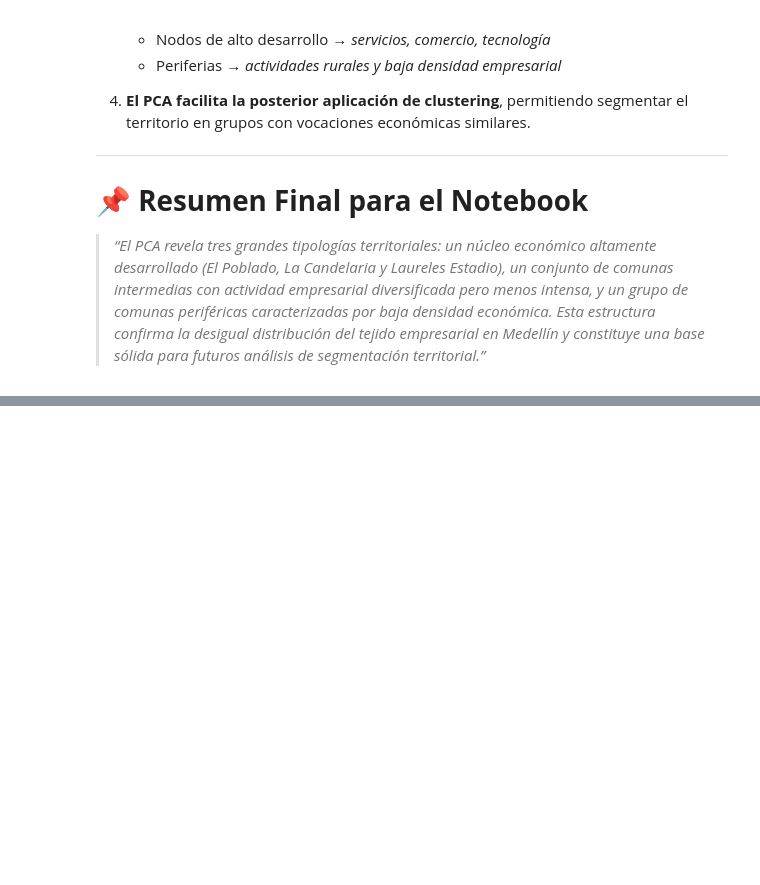
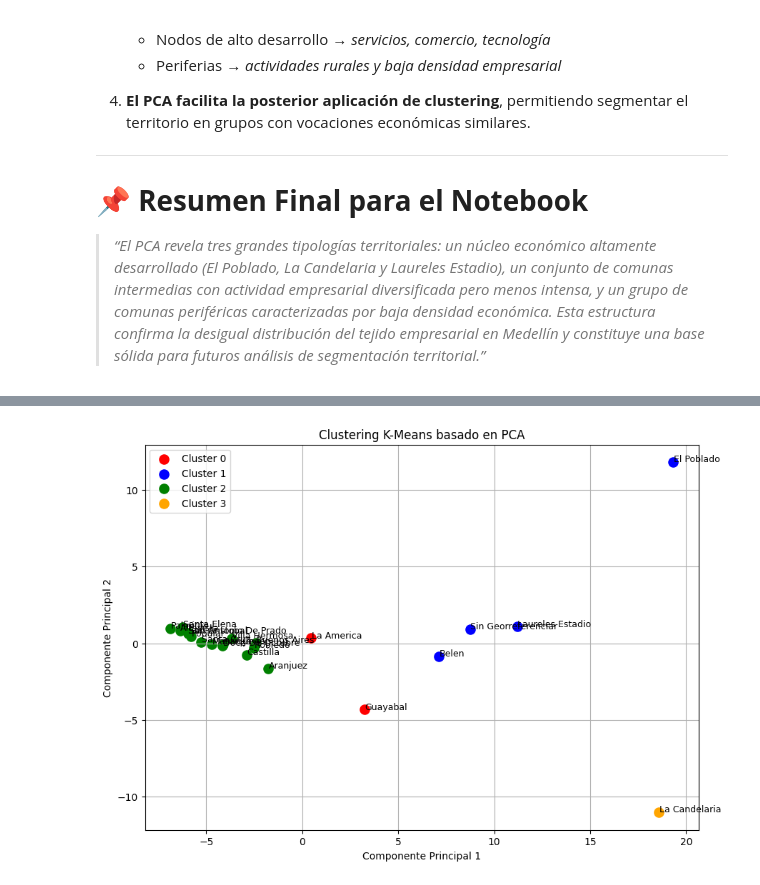
Before and after one commit to smaje99/diploma-in-data-analytics-in-business-management-unir, a Jupyter notebook: medellin-business-landscape/medellin-business-landscape.ipynb, the cells around one changed output, grey strips where cells are left out. Drawn from its saved outputs; the diff is of its cells as text; code cells hidden in the pictures; blank space fills up the shorter version.

```diff
--- a/medellin-business-landscape/medellin-business-landscape.ipynb
+++ b/medellin-business-landscape/medellin-business-landscape.ipynb
@@ -2520,0 +2523,12 @@ Debe considerarse solo como categoría administrativa, no territorial.
+# %%
+# Clustering con K-Means en el espacio PCA
+
+from sklearn.cluster import KMeans
+
+k = 4  # puedes cambiarlo a 3 o 5 si deseas explorar
+kmeans = KMeans(n_clusters=k, random_state=42)
+
+clusters = kmeans.fit_predict(X_scaled)
+
+pca_df["cluster"] = clusters
+pca_df
@@ -2520,0 +2554,33 @@ Debe considerarse solo como categoría administrativa, no territorial.
+# %%
+# Graficar clusters sobre el plano PCA
+
+import matplotlib.pyplot as plt
+import numpy as np
+
+plt.figure(figsize=(10, 7))
+
+colors = ["red", "blue", "green", "orange"]
+
+for c in range(k):
+    subset = pca_df[pca_df["cluster"] == c]
+    plt.scatter(
+        subset["Componente_1"],
+        subset["Componente_2"],
+        color=colors[c],
+        label=f"Cluster {c}",
+        s=90,
+    )
+
+    for comuna in subset.index:
+        x = subset.loc[comuna, "Componente_1"]
+        y = subset.loc[comuna, "Componente_2"]
+        plt.text(x + 0.02, y + 0.02, comuna, fontsize=9)
+
+plt.title("Clustering K-Means basado en PCA")
+plt.xlabel("Componente Principal 1")
+plt.ylabel("Componente Principal 2")
+plt.legend()
+plt.grid(True)
+plt.show()
+# %% [output]
+[figure, added]
```
Also changed, not shown: parts of 7 cells of this notebook, 1 other file.
